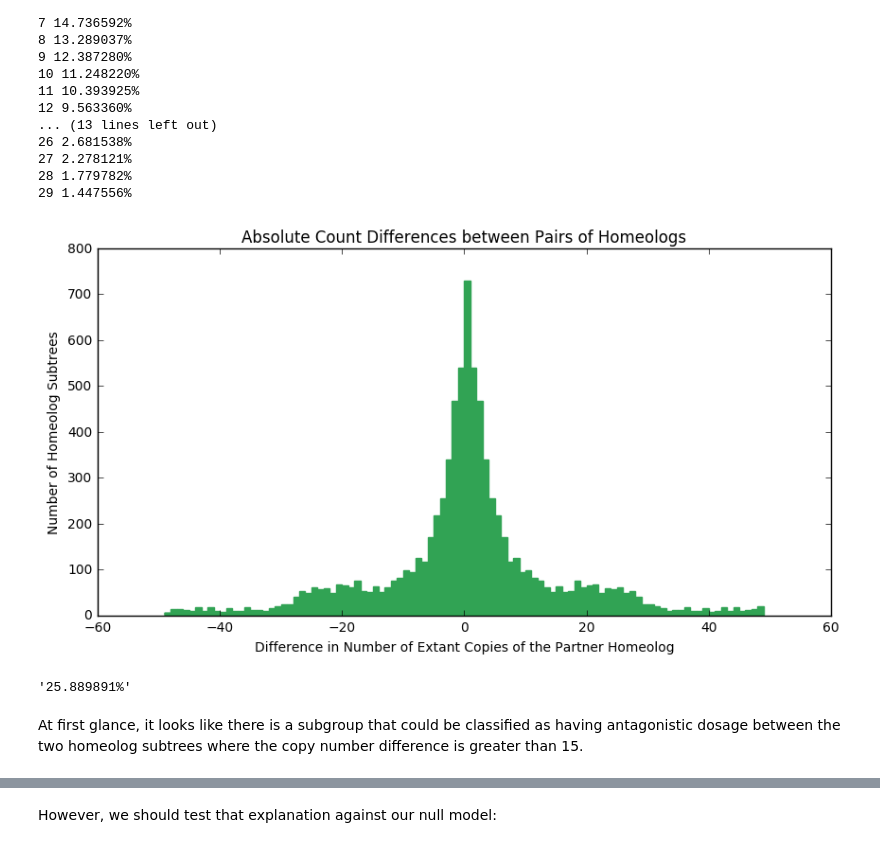
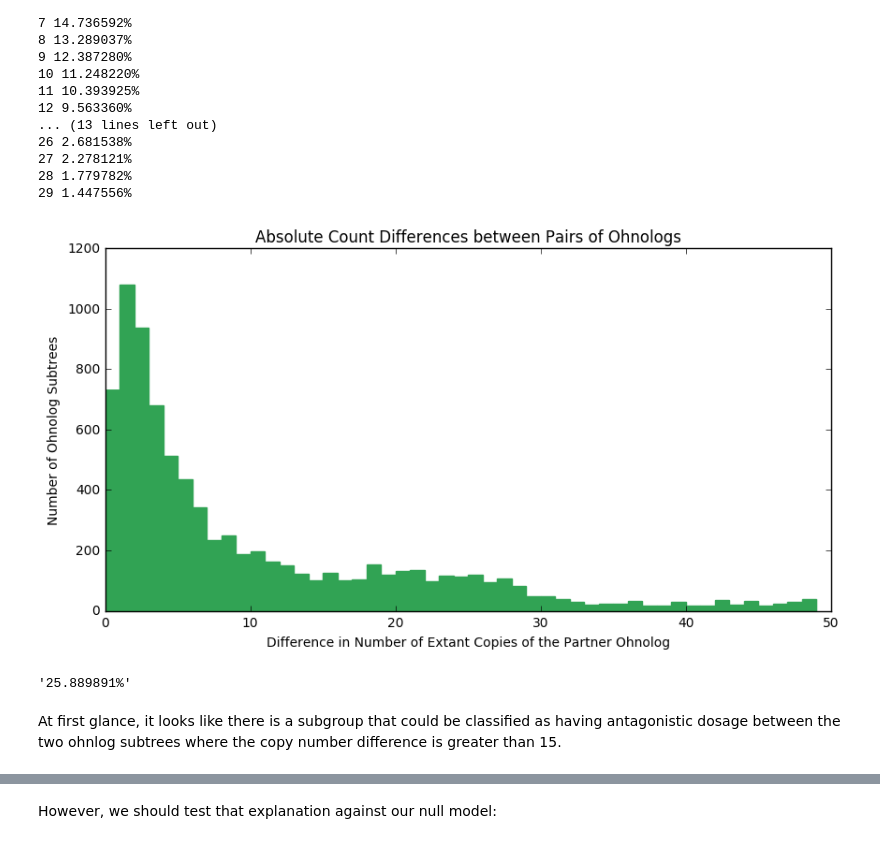
Before and after one commit to josiahseaman/DNA_Duplications, a Jupyter notebook: TreeCountAnalysis_Oleaceae_Homeologs.ipynb, the cells around one changed output, grey strips where cells are left out. Saved outputs shown, nothing was run; the diff lists cells and outputs as text; code cells hidden in the pictures.

```diff
--- a/TreeCountAnalysis_Oleaceae_Homeologs.ipynb
+++ b/TreeCountAnalysis_Oleaceae_Homeologs.ipynb
@@ -251,12 +279,14 @@ print(i_hist(copies))
 # %% [output]
 [0, 6599, 1699, 146, 30, 4, 3, 0, 2, 0, 1]
 # %%
-def pretty_hist(title, raw_values, x_title="", y_title="Count", xmax=None):
-    import pandas
-
+import pandas
+def pretty_hist(title, raw_values, x_title="", y_title="Count", xmax=None, bins=None):
     if xmax is None:
         xmax = max(raw_values)
-    bins = xmax - min(raw_values)
+    if bins is None:
+        bins = xmax - min(raw_values)
+    if not isinstance(bins, int):
+        bins = 10
     c_values = [v for v in raw_values if v <= xmax]
     df = pandas.Series(c_values)#, columns=['Family ID', 'Copies'])
     f = df.hist(bins=bins, figsize=(10,5), facecolor='#31a354', edgecolor='#31a354')#dpi=300)
@@ -551,13 +581,13 @@ print(all_loss_events)
 # %% [markdown]
 In `all_loss_events` we have the sum of loss events on each branch.  This could be used to summarize a rate of loss, but it's not appropriate to assume these are the same as extant copies.  Since a loss back in time will knock out a whole range of species, but a recent loss will only affect one species.
 # %%
-left_side = [k for k in all_loss_events.keys() if k > 20000000]
+left_side = [k for k in all_loss_events.keys() if k >= 20000000]
 len(left_side)
 # %% [output]
 4242
 # %%
 def get_opposite_side(index):
-    if index > 20000000:
+    if index >= 20000000:
         return index - 10000000
     else:
         return index + 10000000
@@ -843,17 +990,17 @@ for cutoff in range(1, 30):
 28 1.779782%
 29 1.447556%
 # %%
-diff_vals = [v for v in absolute_differences.values() if -50 < v < 50]
-pretty_hist("Absolute Count Differences between Pairs of Homeologs", diff_vals,
-           x_title="Difference in Number of Extant Copies of the Partner Homeolog",
-           y_title="Number of Homeolog Subtrees")
+diff_vals = [abs(v) for v in absolute_differences.values() if -50 < v < 50]
+pretty_hist("Absolute Count Differences between Pairs of Ohnologs", diff_vals,
+           x_title="Difference in Number of Extant Copies of the Partner Ohnolog",
+           y_title="Number of Ohnolog Subtrees")
 # %% [output]
-[figure, old version]
+[figure, new version]
 # %%
 pp(len([v for v in absolute_differences.values() if 15 < v ]) / (len(extant_copies) / 2))
 # %% [output]
 '25.889891%'
 # %% [markdown]
-At first glance, it looks like there is a subgroup that could be classified as having antagonistic dosage between the two homeolog subtrees where the copy number difference is greater than 15.
+At first glance, it looks like there is a subgroup that could be classified as having antagonistic dosage between the two ohnlog subtrees where the copy number difference is greater than 15.
 # %%
 %%html
```
Also changed, not shown: parts of 48 cells of this notebook, 6 other files.
